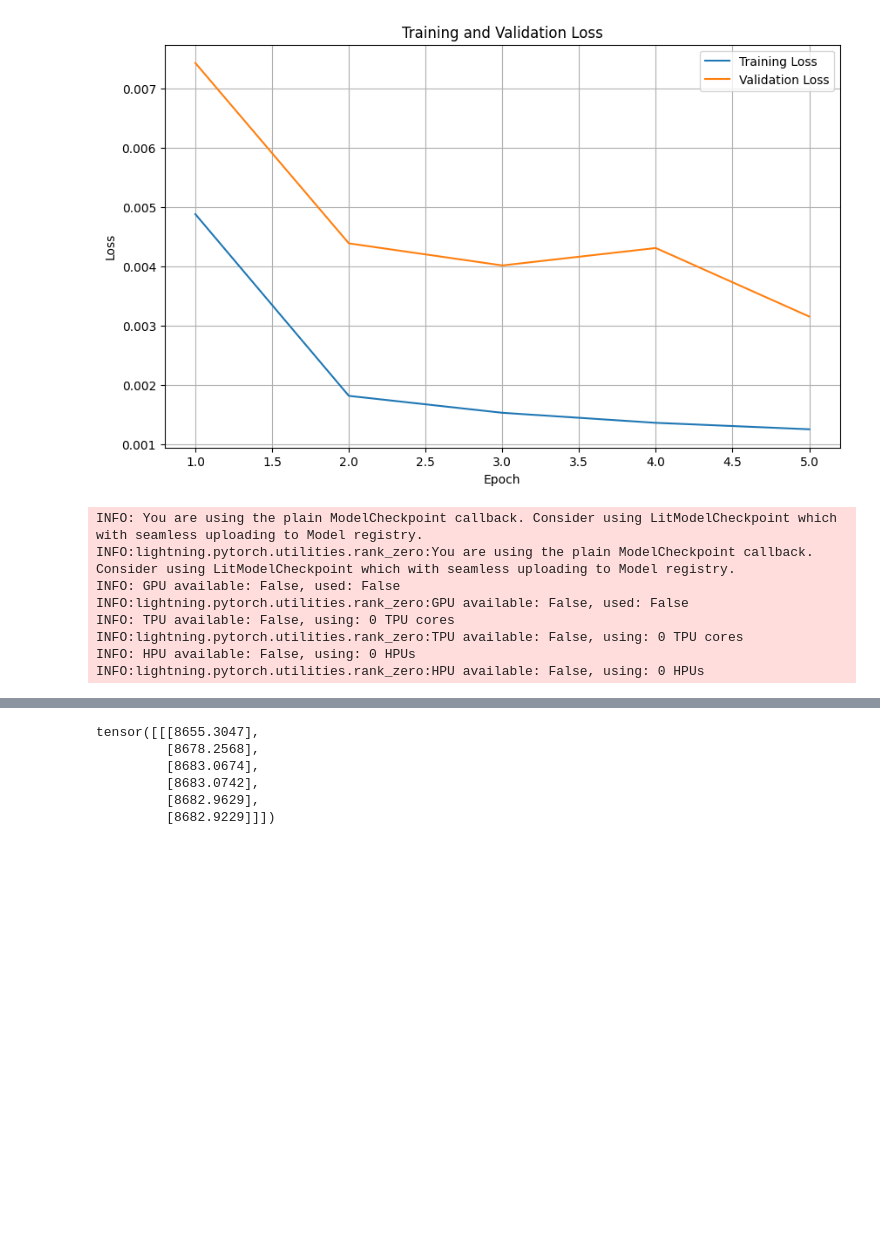
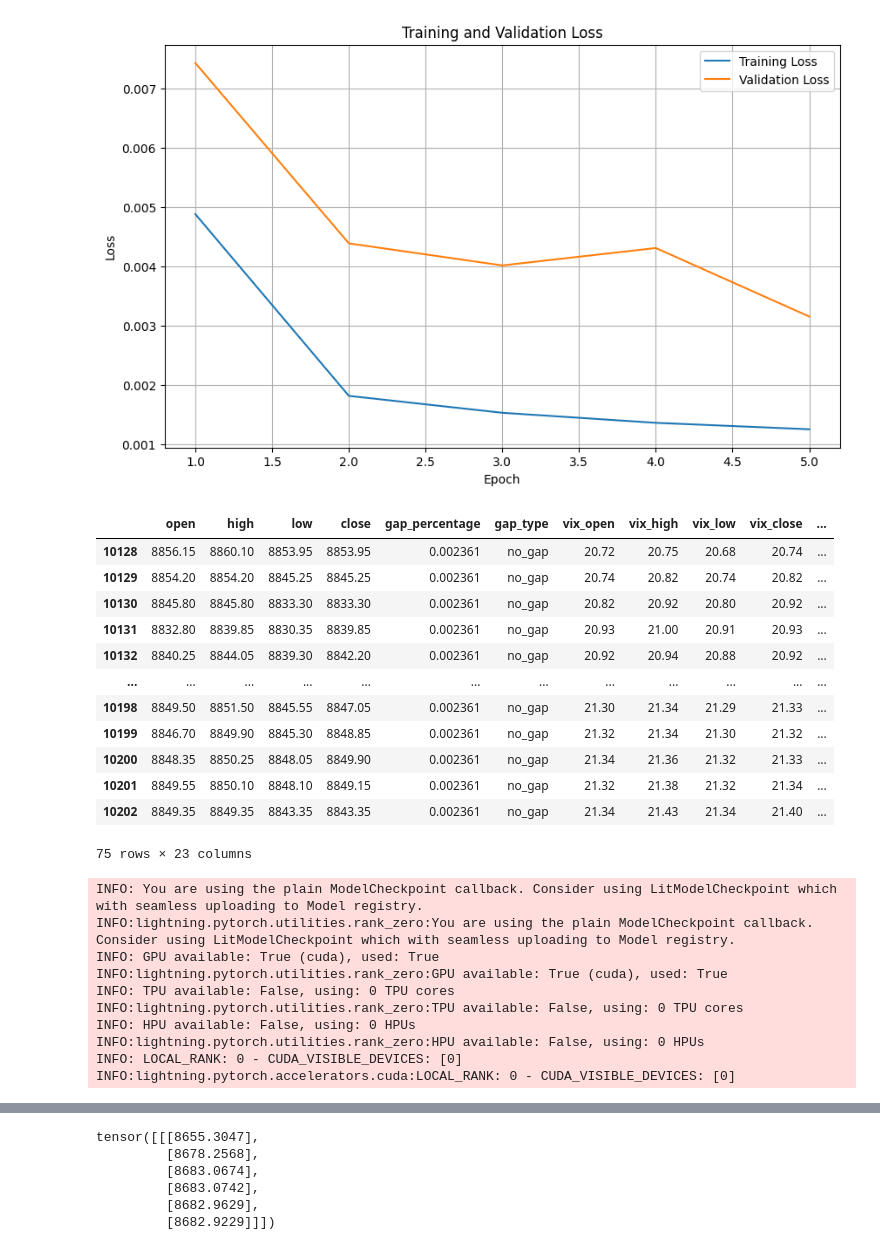
Before and after one commit to manikBS/omscs-capstone, a Jupyter notebook: yash_tft_1.ipynb, the cells around one changed output, grey strips where cells are left out. Saved outputs shown, nothing was run; the diff lists cells and outputs as text; code cells hidden in the pictures; blank space fills up the shorter version.

```diff
--- a/yash_tft_1.ipynb
+++ b/yash_tft_1.ipynb
@@ -456,11 +499,27 @@ plt.grid(True)
 plt.show()
 # %% [output]
 [figure]
+# %%
+test_df1
+# %% [output]
+|  | open | high | low | close | gap_percentage | gap_type | vix_open | vix_high | vix_low | vix_close | ... |
+| 10128 | 8856.15 | 8860.10 | 8853.95 | 8853.95 | 0.002361 | no_gap | 20.72 | 20.75 | 20.68 | 20.74 | ... |
+| 10129 | 8854.20 | 8854.20 | 8845.25 | 8845.25 | 0.002361 | no_gap | 20.74 | 20.82 | 20.74 | 20.82 | ... |
+| 10130 | 8845.80 | 8845.80 | 8833.30 | 8833.30 | 0.002361 | no_gap | 20.82 | 20.92 | 20.80 | 20.92 | ... |
+| 10131 | 8832.80 | 8839.85 | 8830.35 | 8839.85 | 0.002361 | no_gap | 20.93 | 21.00 | 20.91 | 20.93 | ... |
+| 10132 | 8840.25 | 8844.05 | 8839.30 | 8842.20 | 0.002361 | no_gap | 20.92 | 20.94 | 20.88 | 20.92 | ... |
+| ... | ... | ... | ... | ... | ... | ... | ... | ... | ... | ... | ... |
+| 10198 | 8849.50 | 8851.50 | 8845.55 | 8847.05 | 0.002361 | no_gap | 21.30 | 21.34 | 21.29 | 21.33 | ... |
+| 10199 | 8846.70 | 8849.90 | 8845.30 | 8848.85 | 0.002361 | no_gap | 21.32 | 21.34 | 21.30 | 21.32 | ... |
+| 10200 | 8848.35 | 8850.25 | 8848.05 | 8849.90 | 0.002361 | no_gap | 21.34 | 21.36 | 21.32 | 21.33 | ... |
+| 10201 | 8849.55 | 8850.10 | 8848.10 | 8849.15 | 0.002361 | no_gap | 21.32 | 21.38 | 21.32 | 21.34 | ... |
+| 10202 | 8849.35 | 8849.35 | 8843.35 | 8843.35 | 0.002361 | no_gap | 21.34 | 21.43 | 21.34 | 21.40 | ... |
+75 rows × 23 columns
 # %%
 # Assuming you have 'data1' containing your entire dataset
 
-# Select 30 minutes of data for testing
-test_df1 = data1[10001:10037]  # Select data from index 10001 to 10030 (30 minutes)
+# Select 75 minutes of data for testing
+test_df1 = data1[-76:-1]  # Select data from index 10001 to 10030 (30 minutes)
 
 # print(test_df.shape)
 # Create test dataset and data loader
@@ -479,14 +538,14 @@ test_dataloader = test_data.to_dataloader(batch_size=1, num_workers=0, train=Fal
 
 # Get predictions
 predictions = tft.predict(test_dataloader)
-
-# predictions will contain the 6-minute forecast for the 30-minute input data
 # %% [output]
 INFO: You are using the plain ModelCheckpoint callback. Consider using LitModelCheckpoint which with seamless uploading to Model registry.
 INFO:lightning.pytorch.utilities.rank_zero:You are using the plain ModelCheckpoint callback. Consider using LitModelCheckpoint which with seamless uploading to Model registry.
-INFO: GPU available: False, used: False
-INFO:lightning.pytorch.utilities.rank_zero:GPU available: False, used: False
+INFO: GPU available: True (cuda), used: True
+INFO:lightning.pytorch.utilities.rank_zero:GPU available: True (cuda), used: True
 INFO: TPU available: False, using: 0 TPU cores
 INFO:lightning.pytorch.utilities.rank_zero:TPU available: False, using: 0 TPU cores
 INFO: HPU available: False, using: 0 HPUs
 INFO:lightning.pytorch.utilities.rank_zero:HPU available: False, using: 0 HPUs
+INFO: LOCAL_RANK: 0 - CUDA_VISIBLE_DEVICES: [0]
+INFO:lightning.pytorch.accelerators.cuda:LOCAL_RANK: 0 - CUDA_VISIBLE_DEVICES: [0]
```
Also changed, not shown: parts of 23 cells of this notebook.
